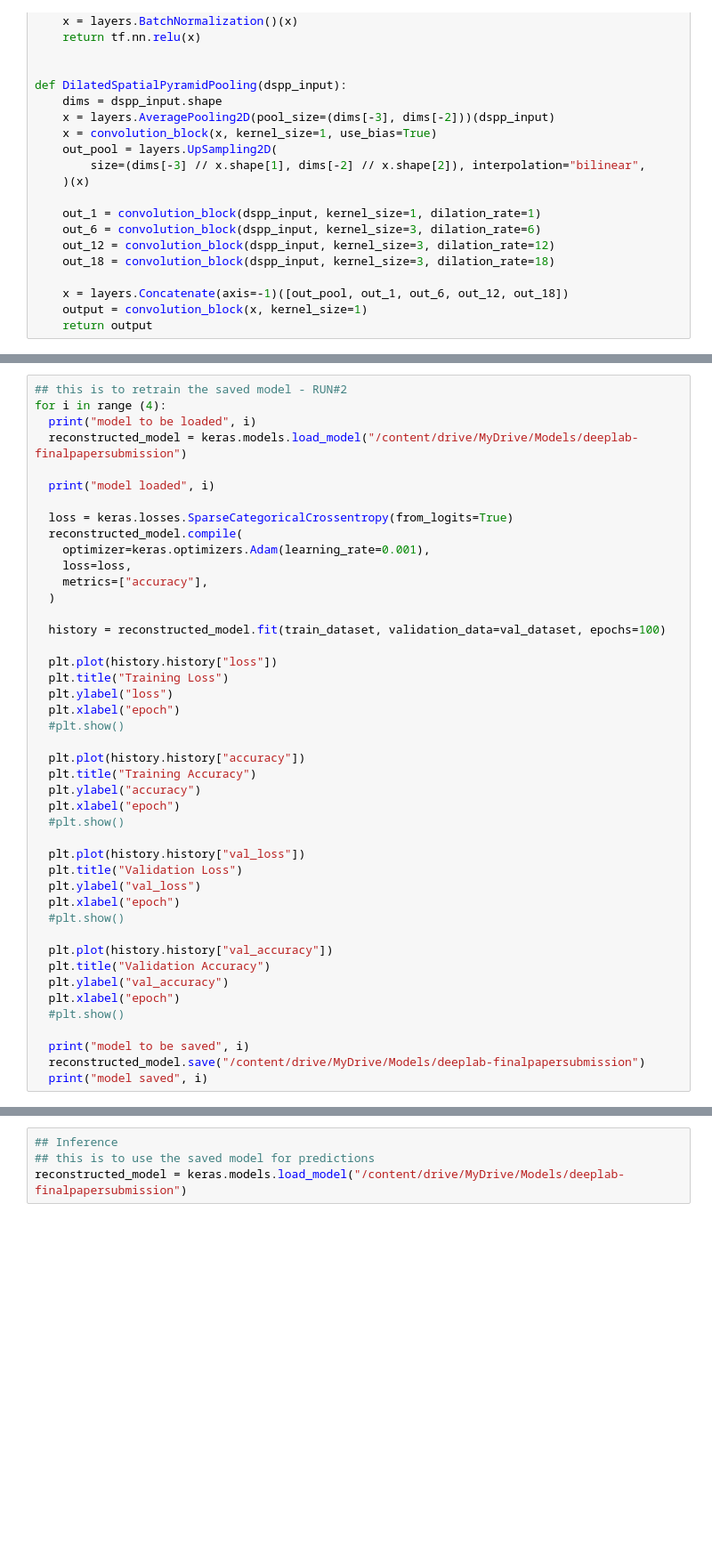
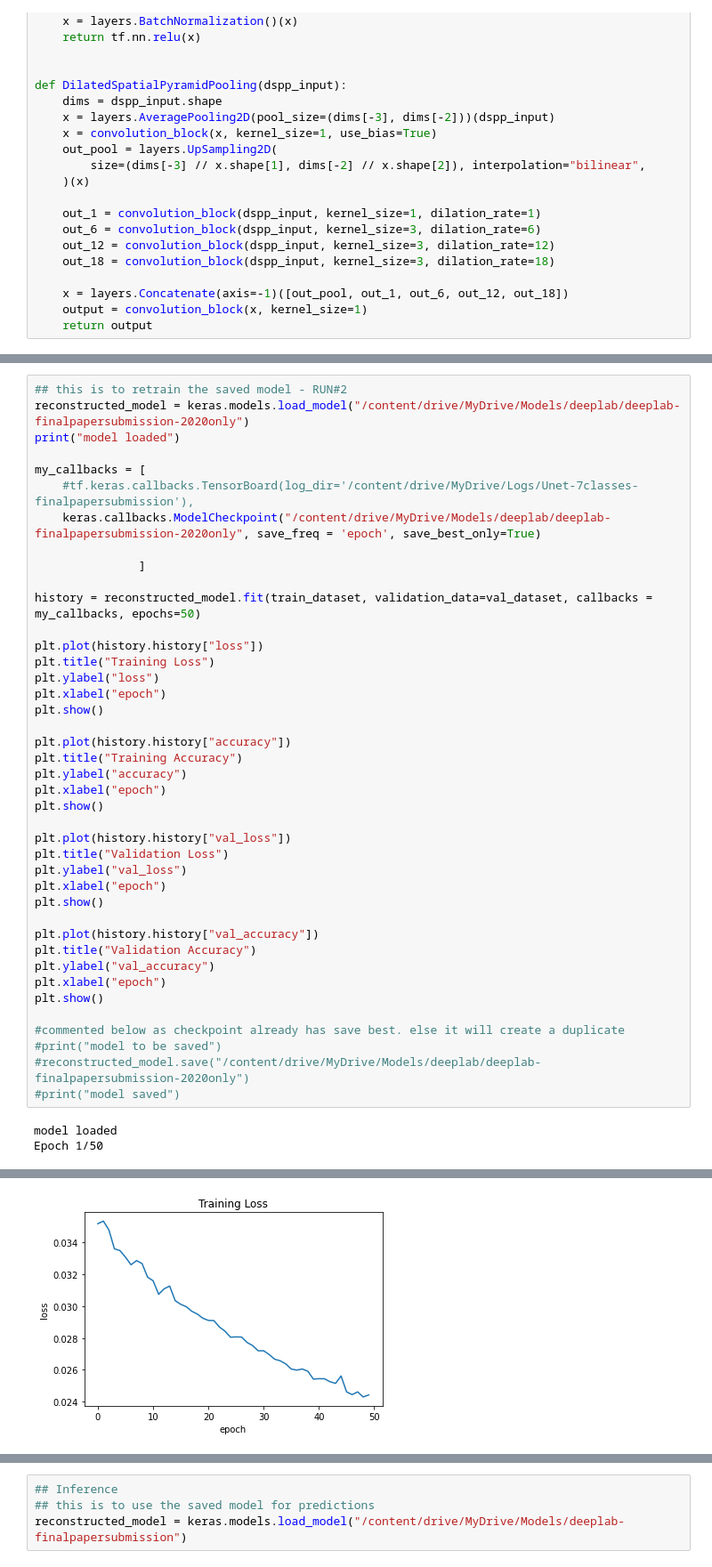
Before and after one commit to ssnirgudkar/Datasetpaper-final, a Jupyter notebook: deeplab2_Finalpaper_submission.ipynb, the cells around one changed output, grey strips where cells are left out. Shown at 89% size. Saved outputs shown, nothing was run; the diff lists cells and outputs as text; blank space fills up the shorter version.

```diff
--- a/deeplab2_Finalpaper_submission.ipynb
+++ b/deeplab2_Finalpaper_submission.ipynb
@@ -379,44 +349,44 @@ Epoch 12/25
 # %%
 ## this is to retrain the saved model - RUN#2
-for i in range (4):
-  print("model to be loaded", i)
-  reconstructed_model = keras.models.load_model("/content/drive/MyDrive/Models/deeplab-finalpapersubmission")
+reconstructed_model = keras.models.load_model("/content/drive/MyDrive/Models/deeplab/deeplab-finalpapersubmission-2020only")
+print("model loaded")
 
-  print("model loaded", i)
+my_callbacks = [
+    #tf.keras.callbacks.TensorBoard(log_dir='/content/drive/MyDrive/Logs/Unet-7classes-finalpapersubmission'),
+    keras.callbacks.ModelCheckpoint("/content/drive/MyDrive/Models/deeplab/deeplab-finalpapersubmission-2020only", save_freq = 'epoch', save_best_only=True)
 
-  loss = keras.losses.SparseCategoricalCrossentropy(from_logits=True)
-  reconstructed_model.compile(
-    optimizer=keras.optimizers.Adam(learning_rate=0.001),
-    loss=loss,
-    metrics=["accuracy"],
-  )
+               ]
 
-  history = reconstructed_model.fit(train_dataset, validation_data=val_dataset, epochs=100)
+history = reconstructed_model.fit(train_dataset, validation_data=val_dataset, callbacks = my_callbacks, epochs=50)
 
-  plt.plot(history.history["loss"])
-  plt.title("Training Loss")
-  plt.ylabel("loss")
-  plt.xlabel("epoch")
-  #plt.show()
+plt.plot(history.history["loss"])
+plt.title("Training Loss")
+plt.ylabel("loss")
+plt.xlabel("epoch")
+plt.show()
 
-  plt.plot(history.history["accuracy"])
-  plt.title("Training Accuracy")
-  plt.ylabel("accuracy")
-  plt.xlabel("epoch")
-  #plt.show()
+plt.plot(history.history["accuracy"])
+plt.title("Training Accuracy")
+plt.ylabel("accuracy")
+plt.xlabel("epoch")
+plt.show()
 
-  plt.plot(history.history["val_loss"])
-  plt.title("Validation Loss")
-  plt.ylabel("val_loss")
-  plt.xlabel("epoch")
-  #plt.show()
+plt.plot(history.history["val_loss"])
+plt.title("Validation Loss")
+plt.ylabel("val_loss")
+plt.xlabel("epoch")
+plt.show()
 
-  plt.plot(history.history["val_accuracy"])
-  plt.title("Validation Accuracy")
-  plt.ylabel("val_accuracy")
-  plt.xlabel("epoch")
-  #plt.show()
+plt.plot(history.history["val_accuracy"])
+plt.title("Validation Accuracy")
+plt.ylabel("val_accuracy")
+plt.xlabel("epoch")
+plt.show()
 
-  print("model to be saved", i)
-  reconstructed_model.save("/content/drive/MyDrive/Models/deeplab-finalpapersubmission")
-  print("model saved", i)
+#commented below as checkpoint already has save best. else it will create a duplicate
+#print("model to be saved")
+#reconstructed_model.save("/content/drive/MyDrive/Models/deeplab/deeplab-finalpapersubmission-2020only")
+#print("model saved")
+# %% [output]
+model loaded
+Epoch 1/50
@@ -422,0 +424 @@ for i in range (4):
+[figure, added]
```
Also changed, not shown: parts of 8 cells of this notebook.
